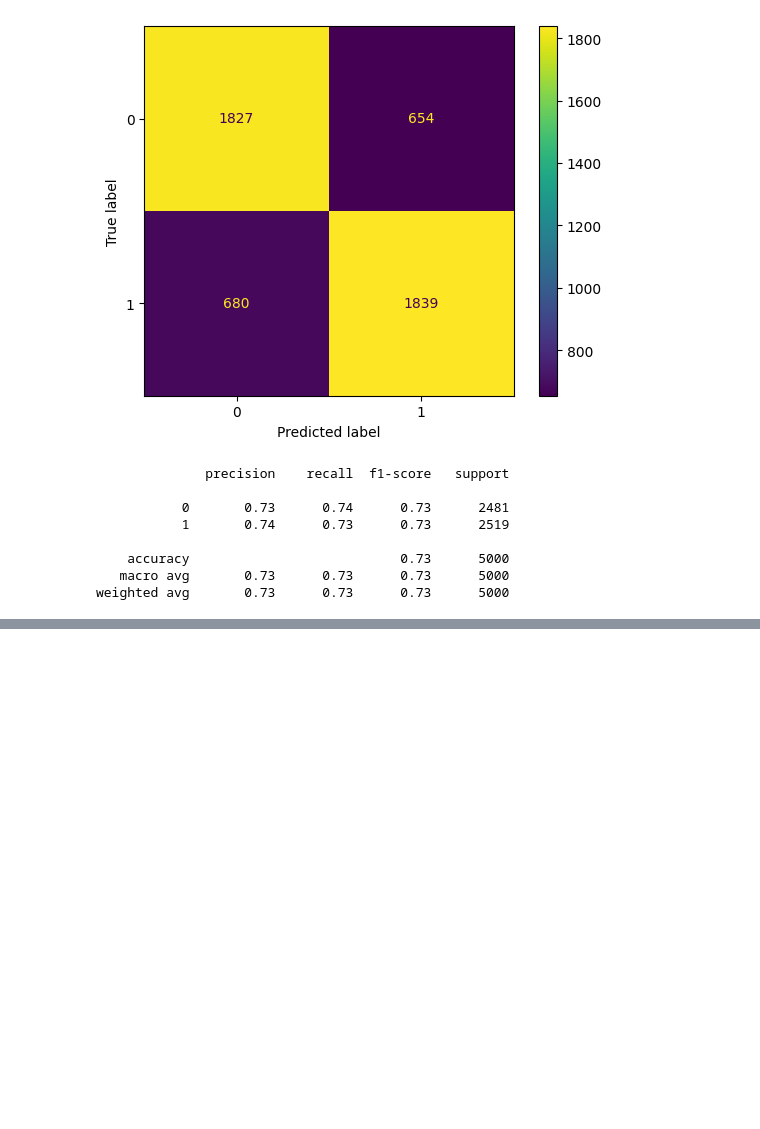
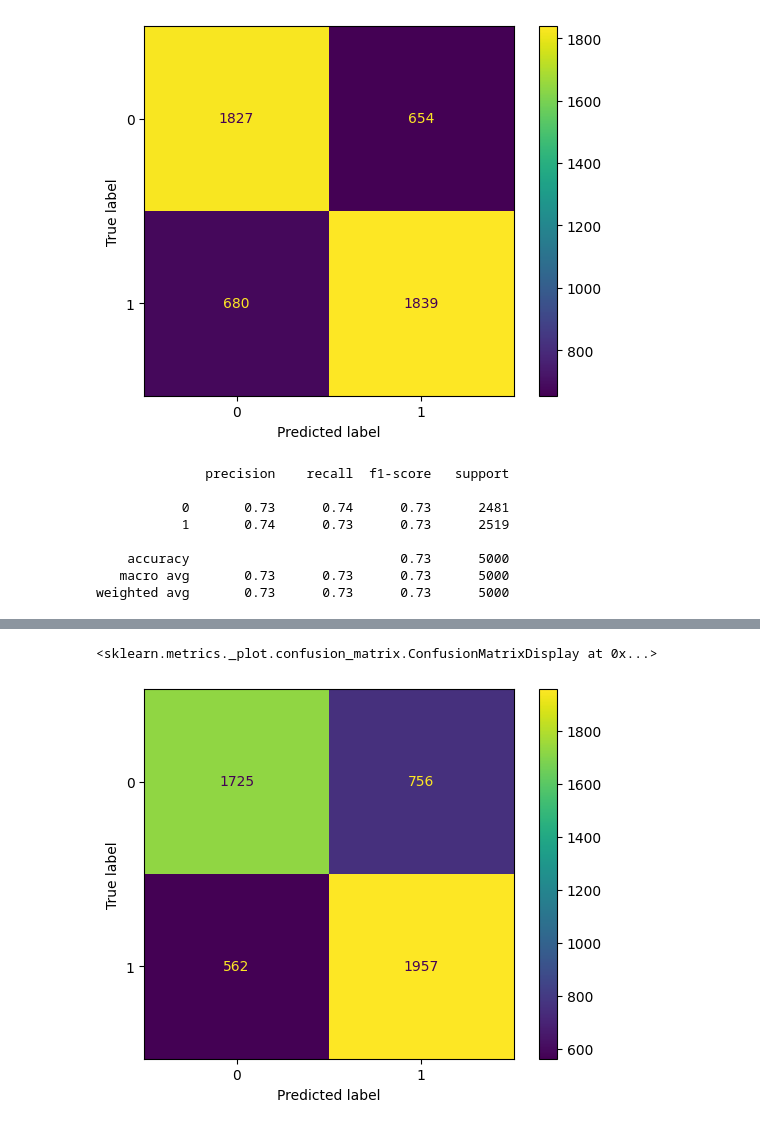
Before and after one commit to ryslipe/sentiment_analysis, a Jupyter notebook: notebook/stemming_and_lemmatizing.ipynb, the cells around one changed output, grey strips where cells are left out. Cells and saved outputs as stored; diff of their text form; code cells hidden in the pictures; blank space fills up the shorter version.

```diff
--- a/notebook/stemming_and_lemmatizing.ipynb
+++ b/notebook/stemming_and_lemmatizing.ipynb
@@ -201,0 +211,9 @@ weighted avg       0.73      0.73      0.73      5000
+# %%
+# Initialize the sentiment analyzer
+sid = SentimentIntensityAnalyzer()
+
+def get_vader_score(review):
+    sentiment = sid.polarity_scores(review)
+    return sentiment['compound']
+
+df_copy['vader_score'] = df_copy['review'].apply(get_vader_score)
@@ -201,0 +229,13 @@ weighted avg       0.73      0.73      0.73      5000
+# %%
+# using the vader score
+X = df_copy[['sentiment_score', 'vader_score']]
+y = df_copy['sentiment']
+
+X_train, X_test, y_train, y_test = train_test_split(X, y, test_size = 0.2, random_state = 42)
+log_reg = LogisticRegression()
+log_reg.fit(X_train, y_train)
+preds = log_reg.predict(X_test)
+ConfusionMatrixDisplay.from_estimator(log_reg, X_test, y_test)
+# %% [output]
+<sklearn.metrics._plot.confusion_matrix.ConfusionMatrixDisplay at 0x...>
+[figure, added]
```
Also changed, not shown: parts of 8 cells of this notebook, 2 other files.
